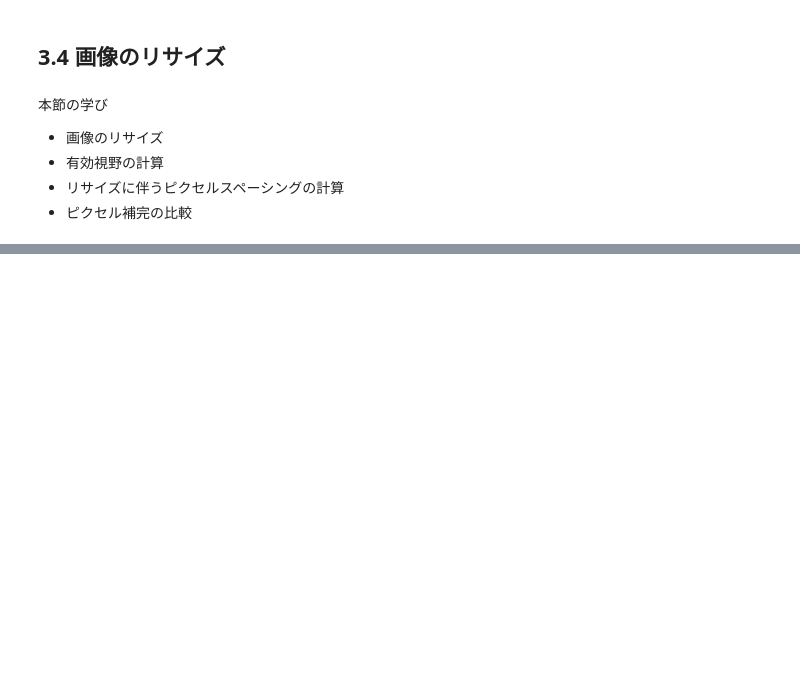
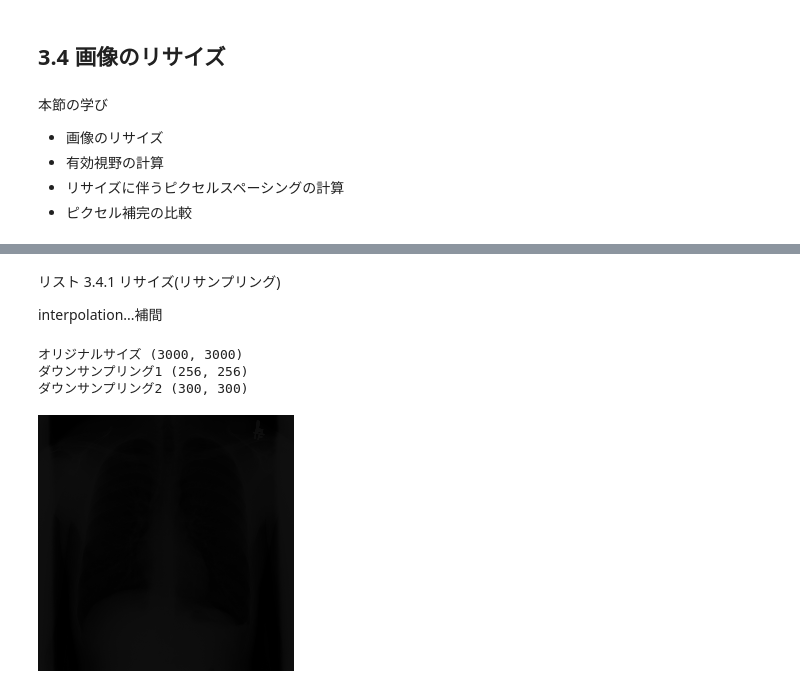
Before and after one commit to ken-ty/python_medical_images, a Jupyter notebook: chapter3/chap3_4.ipynb, the cells around one changed output, grey strips where cells are left out. Cells and saved outputs as stored; diff of their text form; code cells hidden in the pictures; blank space fills up the shorter version.

Commit message:
Colaboratory を使用して作成しました

```diff
--- a/chapter3/chap3_4.ipynb
+++ b/chapter3/chap3_4.ipynb
@@ -23,0 +33,29 @@ Mounted at /content/drive
+# %% [markdown]
+リスト 3.4.1 リサイズ(リサンプリング)
+
+interpolation...補間
+# %%
+from google.colab.patches import cv2_imshow
+
+# 画像のロードとオリジナルサイズの確認
+chest = cv2.imread('/content/drive/My Drive/DATASET/dataset/ChestXray.png',
+                   cv2.IMREAD_GRAYSCALE)
+print("オリジナルサイズ", chest.shape)
+# リサイズ3000を256へ
+chest256 = cv2.resize(src=chest, dsize=(256, 256),
+                      interpolation=cv2.INTER_LINEAR)
+print("ダウンサンプリング1", chest256.shape)
+
+# 係数でサイズ変更(1/10)
+img300 = cv2.resize(src=chest, dsize=None, fx=0.1, fy=0.1,
+                      interpolation=cv2.INTER_LINEAR)
+print("ダウンサンプリング2", img300.shape)
+
+# ゴミX線写真www
+# 真っ黒じゃないよ！
+cv2_imshow(chest256)
+# %% [output]
+オリジナルサイズ (3000, 3000)
+ダウンサンプリング1 (256, 256)
+ダウンサンプリング2 (300, 300)
+[figure, added]
```
Also changed, not shown: parts of 4 cells of this notebook.
